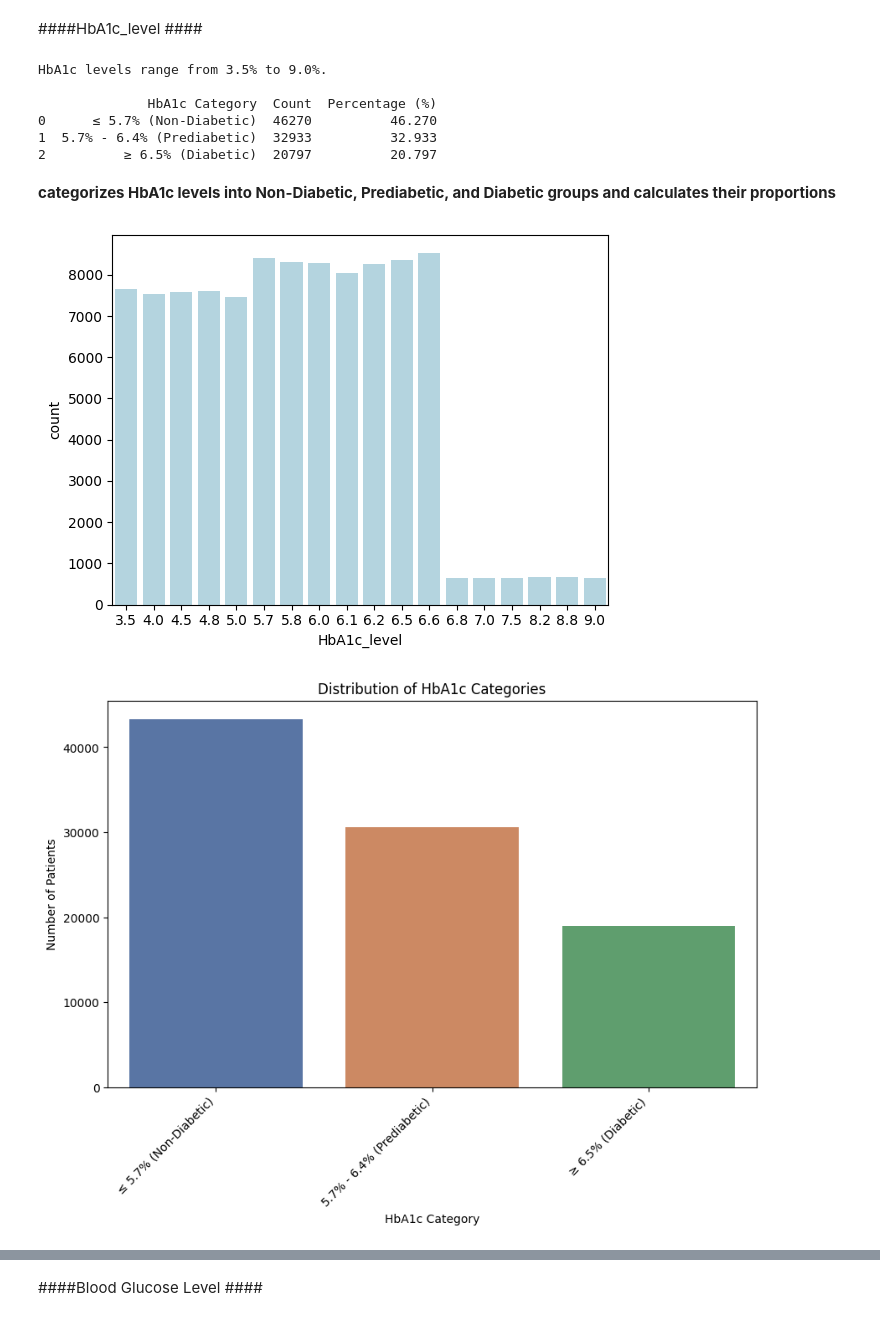
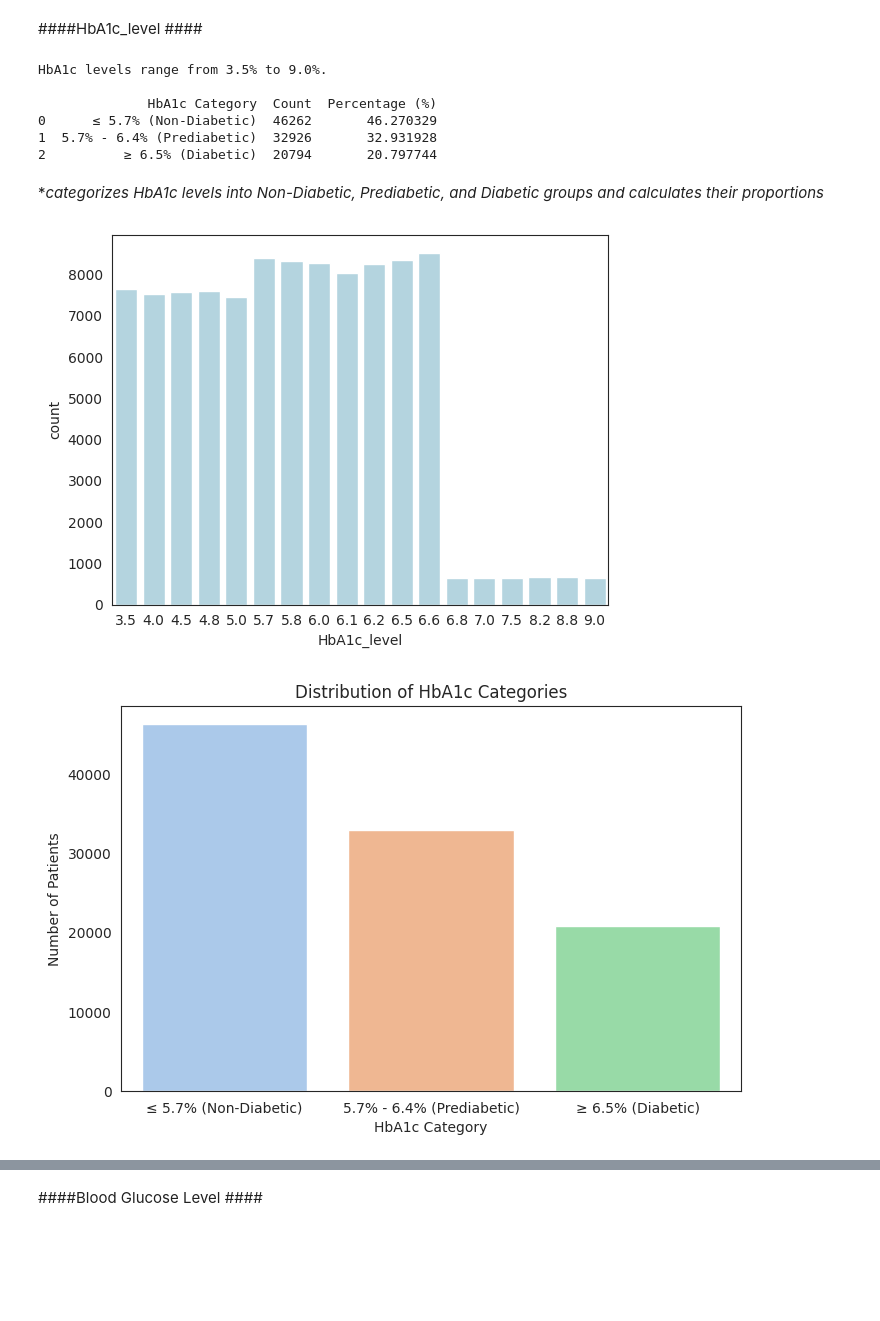
Before and after one commit to AsmaShaikhTMU/Projects, a Jupyter notebook: Initial_Results_and_Code.ipynb, the cells around one changed output, grey strips where cells are left out. Drawn from its saved outputs; the diff is of its cells as text; code cells hidden in the pictures; blank space fills up the shorter version.

```diff
--- a/Initial_Results_and_Code.ipynb
+++ b/Initial_Results_and_Code.ipynb
@@ -307,12 +290,12 @@ print(smoking_counts)
 # %%
 # Grouping smoking categories into broader groups (former, current, Not Current, and ever into one "Smoked" category).
 df["smoking_grouped"] = df["smoking_history"].replace({
+    "No Info": "Unknown",
+    "never": "Never Smoked",
     "former": "Smoked",
     "current": "Smoked",
+    "not current": "Smoked",
     "ever": "Smoked",
-    "never": "Never Smoked",
-    "not current": "Smoked",
-    "No Info": "Unknown"
 })
 
 # Count occurrences of each new category
@@ -409,0 +347,19 @@ Name: bmi, dtype: float64
+# %%
+# Set style without grid
+sns.set_style("white")
+
+# Plot histogram with kernel density estimate
+plt.figure(figsize=(6, 5))
+sns.histplot(df['bmi'], bins=30, kde=True, color='lightblue', edgecolor='black')
+
+# Customize plot
+plt.title("BMI Distribution", fontsize=14)
+plt.xlabel("bmi")
+plt.ylabel("Count")
+
+# Remove grid
+plt.grid(False)
+
+# Display plot
+plt.tight_layout()
+plt.show()
@@ -411,6 +440,7 @@ Name: bmi, dtype: float64
 ####HbA1c_level ####
 # %%
 # prompt: HbA1c_level
+
 
 # Get the range of HbA1c levels
 hbA1c_min = df['HbA1c_level'].min()
@@ -437,28 +467,28 @@ print(hbA1c_counts)
 HbA1c levels range from 3.5% to 9.0%.
 
               HbA1c Category  Count  Percentage (%)
-0      ≤ 5.7% (Non-Diabetic)  46270          46.270
-1  5.7% - 6.4% (Prediabetic)  32933          32.933
-2          ≥ 6.5% (Diabetic)  20797          20.797
+0      ≤ 5.7% (Non-Diabetic)  46262       46.270329
+1  5.7% - 6.4% (Prediabetic)  32926       32.931928
+2          ≥ 6.5% (Diabetic)  20794       20.797744
 # %% [markdown]
-**categorizes HbA1c levels into Non-Diabetic, Prediabetic, and Diabetic groups and calculates their proportions**
+**categorizes HbA1c levels into Non-Diabetic, Prediabetic, and Diabetic groups and calculates their proportions*
 # %%
 # HbA1c_level :
 base_color = sns.color_palette()[0]
 sns.countplot(data = df, x = df['HbA1c_level'], color='lightblue');
 # %% [output]
-[figure, old version]
+[figure, new version]
 # %%
 import matplotlib.pyplot as plt
-# Plotting the histogram for HbA1c Categories (American Diabetes Association - ADA) link https://diabetes.org/about-diabetes/diagnosis?utm_source=chatgpt.com
-plt.figure(figsize=(10, 6))
-sns.countplot(x='HbA1c_Category', data=df, hue='HbA1c_Category', palette='deep', legend=False)  # Set hue and legend
+# Plotting the histogram for HbA1c Categories (American Diabetes Association - ADA)
+plt.figure(figsize=(8, 5))
+sns.countplot(x='HbA1c_Category', data=df, hue='HbA1c_Category', palette='pastel', legend=False)  # Set hue and legend
 plt.title('Distribution of HbA1c Categories')
 plt.xlabel('HbA1c Category')
 plt.ylabel('Number of Patients')
-plt.xticks(rotation=45, ha='right')  # Rotate x-axis labels for better readability
+plt.xticks(rotation=0)
 plt.show()
 # %% [output]
-[figure, old version]
+[figure, new version]
 # %%
 # Plot a boxplot for HbA1c level distribution
```
Also changed, not shown: parts of 144 cells of this notebook.
